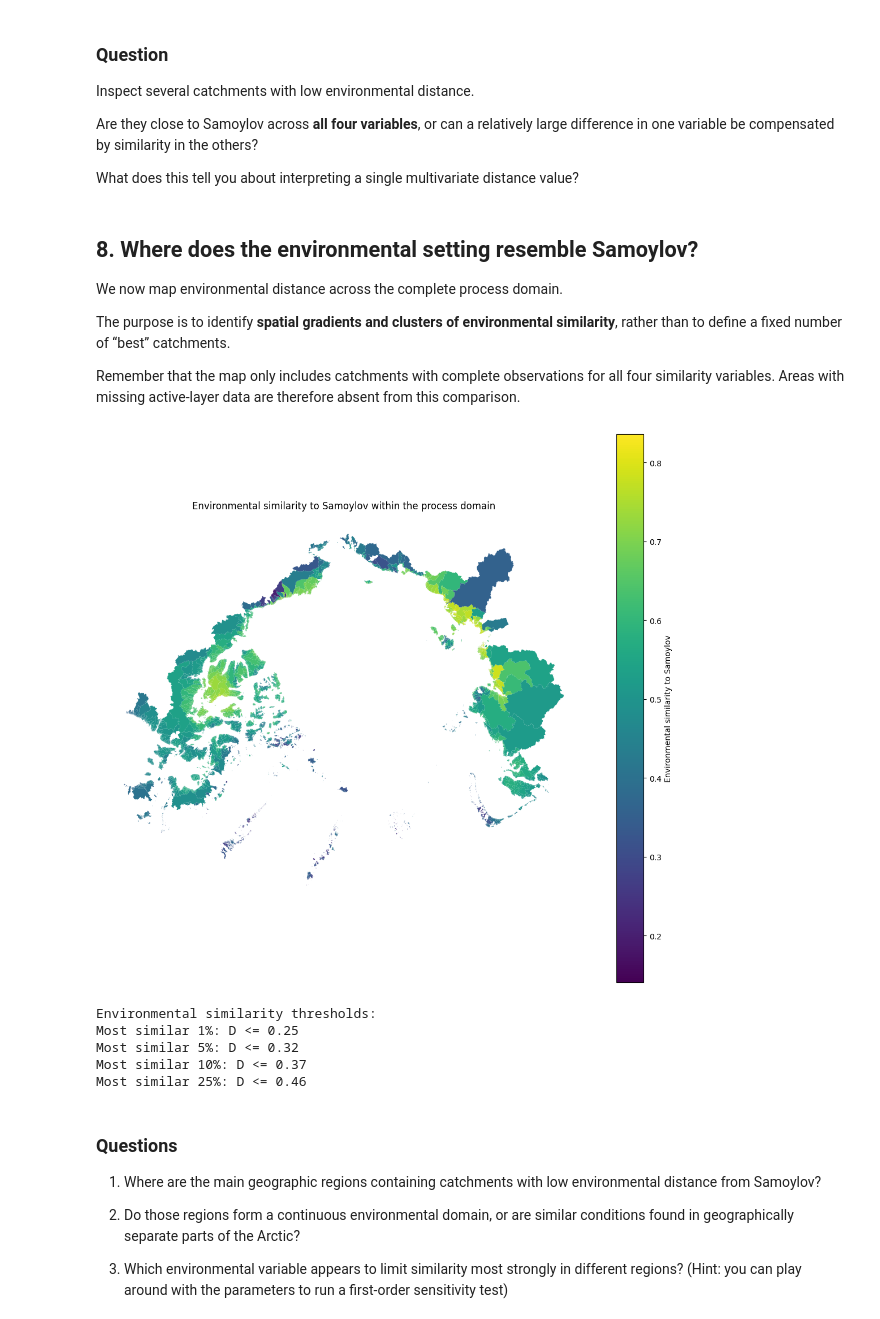
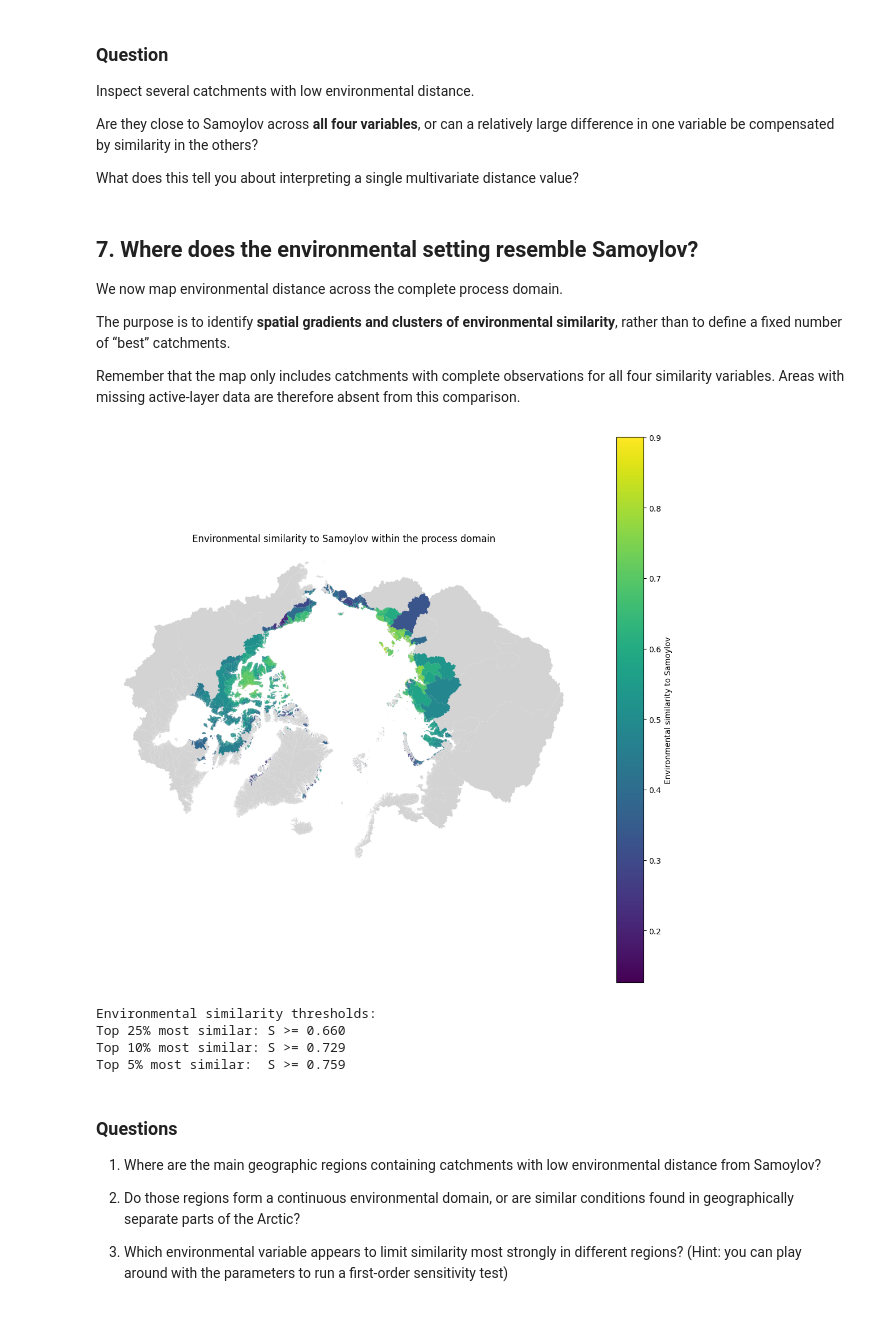
Before and after one commit to nieko1/Arctic-Hydrology-Assignment-, a Jupyter notebook: Colab3_SpatialAnalysis.ipynb, the cells around one changed output. Saved outputs shown, nothing was run; the diff lists cells and outputs as text; code cells hidden in the pictures.

```diff
--- a/Colab3_SpatialAnalysis.ipynb
+++ b/Colab3_SpatialAnalysis.ipynb
@@ -466,7 +466,8 @@ samoylov = {
     "et_mm_yr": 178.0
 }
 
-similarity_variables = list(samoylov.keys())
+similarity_variables = list(samoylov.keys())[:-1]
+
 
 
 # ------------------------------------------------------------
@@ -645,7 +649,7 @@ Are they close to Samoylov across **all four variables**, or can a relatively la
 
 What does this tell you about interpreting a single multivariate distance value?
 # %% [markdown]
-## 8. Where does the environmental setting resemble Samoylov?
+## 7. Where does the environmental setting resemble Samoylov?
 
 We now map environmental distance across the complete process domain.
 
@@ -655,57 +659,64 @@ Remember that the map only includes catchments with complete observations for al
 # %%
 # ------------------------------------------------------------
 # Map environmental similarity to Samoylov
 # ------------------------------------------------------------
 
 fig, ax = plt.subplots(figsize=(11, 10))
-
+arcade.plot(
+    ax=ax,
+    facecolor="lightgrey",
+    edgecolor="none"
+)
 similarity_data.plot(
     ax=ax,
     column="similarity_score",
     legend=True,
     edgecolor="none",
     legend_kwds={
         "label": "Environmental similarity to Samoylov"
     }
 )
 
 ax.set_title(
     "Environmental similarity to Samoylov within the process domain"
 )
 
 ax.set_axis_off()
 
 plt.tight_layout()
 plt.show()
 # %% [output]
-[figure, old version]
+[figure, new version]
-# %%
-# Where does each catchment fall within the domain-wide
-# distribution of environmental distance?
-
-similarity_data["similarity_percentile"] = (
-    similarity_data["similarity_score"]
-    .rank(pct=True)
-)
-
-print(
-    "Environmental similarity thresholds:"
-)
-
-for p in [0.01, 0.05, 0.10, 0.25]:
-    threshold = similarity_data[
-        "similarity_score"
-    ].quantile(p)
-
-    print(
-        f"Most similar {p:.0%}: D <= {threshold:.2f}"
-    )
-# %% [output]
-Environmental similarity thresholds:
-Most similar 1%: D <= 0.25
-Most similar 5%: D <= 0.32
-Most similar 10%: D <= 0.37
-Most similar 25%: D <= 0.46
+# %%
+# ------------------------------------------------------------
+# Similarity thresholds
+# ------------------------------------------------------------
+
+similarity_thresholds = (
+    similarity_data["similarity_score"]
+    .quantile([0.75, 0.90, 0.95])
+)
+
+print("Environmental similarity thresholds:")
+print(
+    f"Top 25% most similar: S >= {similarity_thresholds.loc[0.75]:.3f}"
+)
+print(
+    f"Top 10% most similar: S >= {similarity_thresholds.loc[0.90]:.3f}"
+)
+print(
+    f"Top 5% most similar:  S >= {similarity_thresholds.loc[0.95]:.3f}"
+)
+
+similarity_data["strong_analogue"] = (
+    similarity_data["similarity_score"]
+    >= similarity_thresholds.loc[0.90]
+)
+# %% [output]
+Environmental similarity thresholds:
+Top 25% most similar: S >= 0.660
+Top 10% most similar: S >= 0.729
+Top 5% most similar:  S >= 0.759
 # %% [markdown]
 ### Questions
 
```
Also changed, not shown: parts of 12 cells of this notebook.
